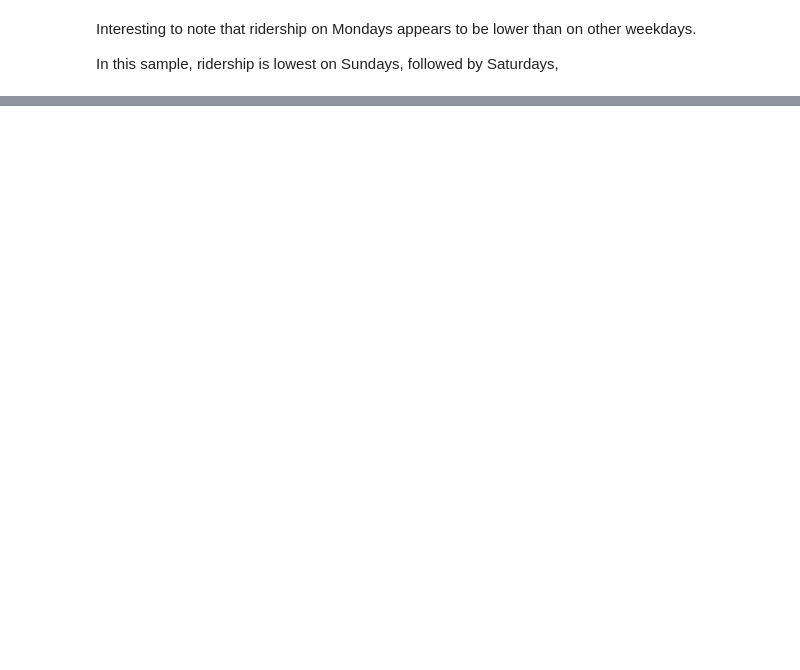
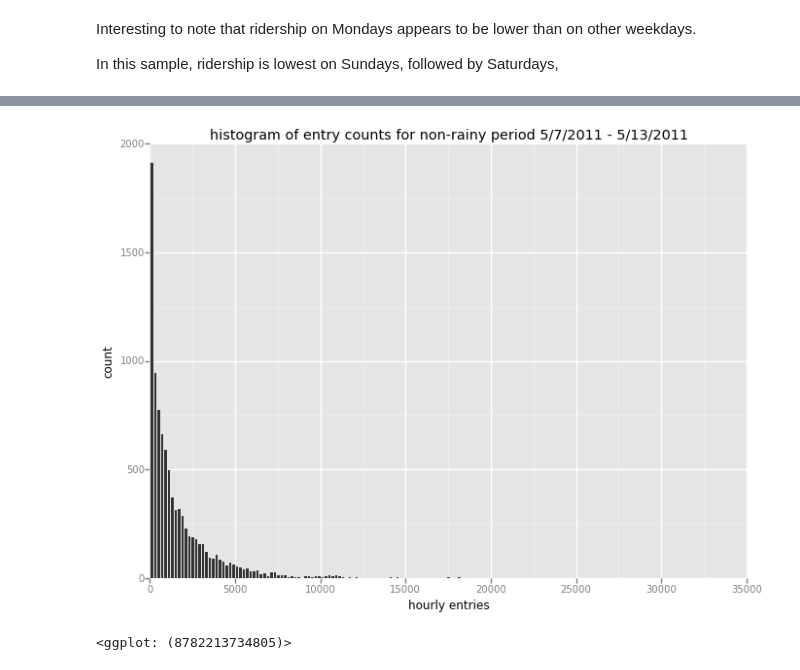
Before and after one commit to laixer/subway-ridership-analysis, a Jupyter notebook: ridership_analysis.ipynb, the cells around one changed output, grey strips where cells are left out. Saved outputs shown, nothing was run; the diff lists cells and outputs as text; code cells hidden in the pictures; blank space fills up the shorter version.

```diff
--- a/ridership_analysis.ipynb
+++ b/ridership_analysis.ipynb
@@ -105,0 +113,3 @@ ggplot(turnstile_data_weather, aes(x='DATEn', y='rain')) + \
+# %%
+non_rainy_turnstile_data = turnstile_data[(turnstile_data['DATEn'] >= '2011-05-07') & (turnstile_data['DATEn'] <= '2011-05-13')]
+non_rainy_turnstile_data
@@ -105,0 +157,9 @@ ggplot(turnstile_data_weather, aes(x='DATEn', y='rain')) + \
+# %%
+ggplot(non_rainy_turnstile_data[["ENTRIESn_hourly"]].reset_index(), aes(x='ENTRIESn_hourly')) \
+    + geom_histogram(binwidth=200) \
+    + xlab('hourly entries') \
+    + ylab('count') \
+    + ggtitle('histogram of entry counts for non-rainy period 5/7/2011 - 5/13/2011')
+# %% [output]
+[figure, added]
+<ggplot: (8782213734805)>
```
Also changed, not shown: parts of 9 cells of this notebook.
